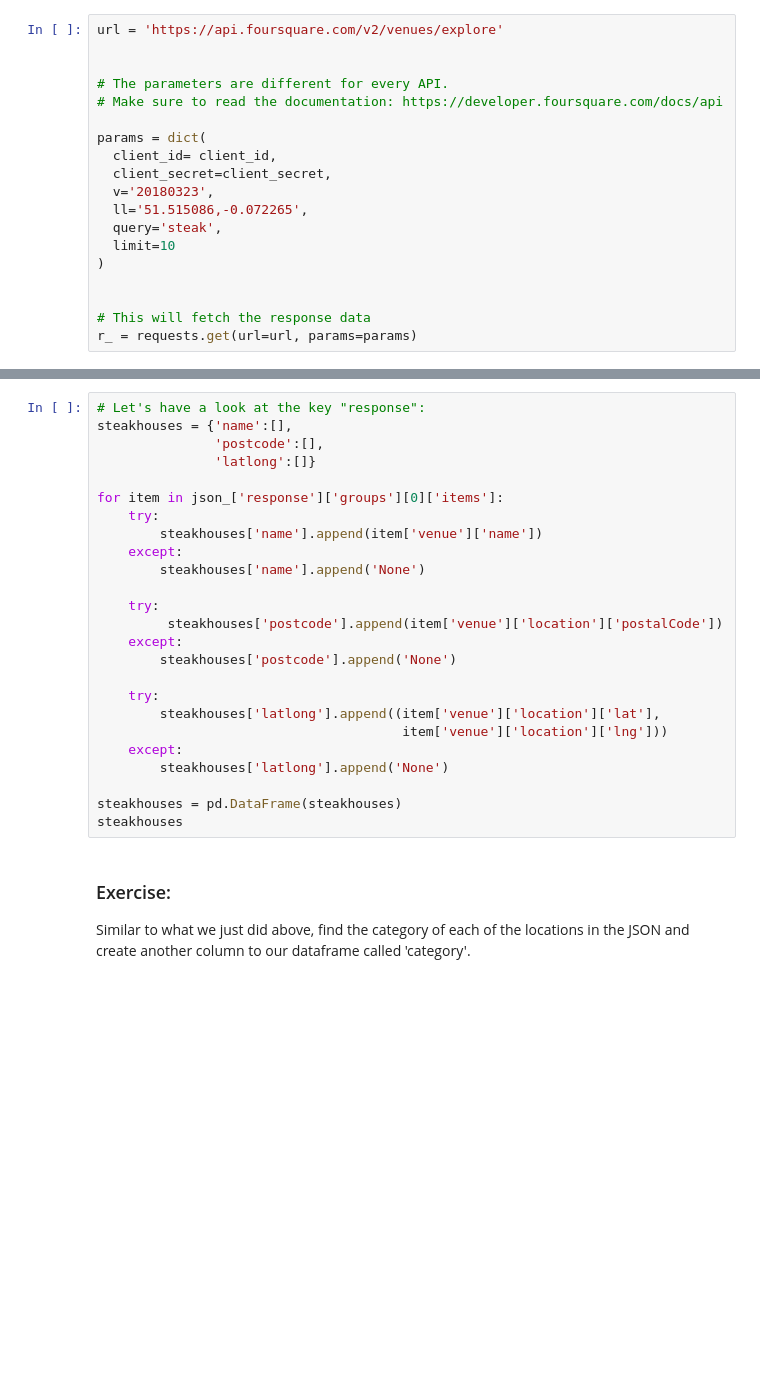
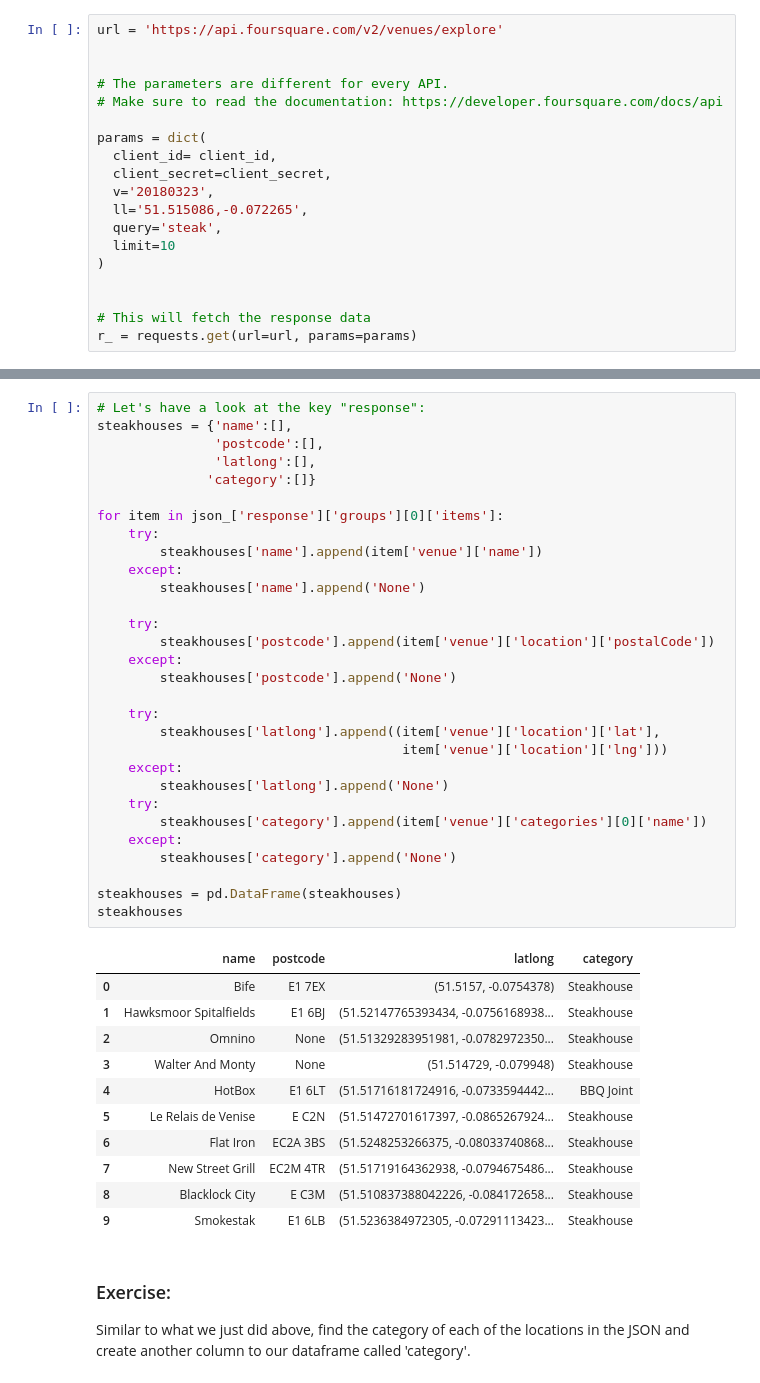
Before and after one commit to a3o1m2/DSI11-lessons, a Jupyter notebook: week05/day2_web_scraping_and_apis/web-api/intro-to-apis-starter-code.ipynb, the cells around one changed output, grey strips where cells are left out. Cells and saved outputs as stored; diff of their text form; blank space fills up the shorter version.

```diff
--- a/week05/day2_web_scraping_and_apis/web-api/intro-to-apis-starter-code.ipynb
+++ b/week05/day2_web_scraping_and_apis/web-api/intro-to-apis-starter-code.ipynb
@@ -443,28 +507,45 @@ json_['response'].keys()
 # %%
 # Let's have a look at the key "response":
 steakhouses = {'name':[],
                'postcode':[],
-               'latlong':[]}
+               'latlong':[],
+              'category':[]}
 
 for item in json_['response']['groups'][0]['items']:
     try:
         steakhouses['name'].append(item['venue']['name'])
     except:
         steakhouses['name'].append('None')
 
     try:
-         steakhouses['postcode'].append(item['venue']['location']['postalCode'])
+        steakhouses['postcode'].append(item['venue']['location']['postalCode'])
     except:
         steakhouses['postcode'].append('None')
 
     try:
         steakhouses['latlong'].append((item['venue']['location']['lat'],
                                        item['venue']['location']['lng']))
     except:
         steakhouses['latlong'].append('None')
+    try:
+        steakhouses['category'].append(item['venue']['categories'][0]['name'])
+    except:
+        steakhouses['category'].append('None')
 
 steakhouses = pd.DataFrame(steakhouses)
 steakhouses
+# %% [output]
+|  | name | postcode | latlong | category |
+| 0 | Bife | E1 7EX | (51.5157, -0.0754378) | Steakhouse |
+| 1 | Hawksmoor Spitalfields | E1 6BJ | (51.52147765393434, -0.0756168938... | Steakhouse |
+| 2 | Omnino | None | (51.51329283951981, -0.0782972350... | Steakhouse |
+| 3 | Walter And Monty | None | (51.514729, -0.079948) | Steakhouse |
+| 4 | HotBox | E1 6LT | (51.51716181724916, -0.0733594442... | BBQ Joint |
+| 5 | Le Relais de Venise | E C2N | (51.51472701617397, -0.0865267924... | Steakhouse |
+| 6 | Flat Iron | EC2A 3BS | (51.5248253266375, -0.08033740868... | Steakhouse |
+| 7 | New Street Grill | EC2M 4TR | (51.51719164362938, -0.0794675486... | Steakhouse |
+| 8 | Blacklock City | E C3M | (51.510837388042226, -0.084172658... | Steakhouse |
+| 9 | Smokestak | E1 6LB | (51.5236384972305, -0.07291113423... | Steakhouse |
 # %% [markdown]
 ### Exercise:
 
```
Also changed, not shown: parts of 11 cells of this notebook, 5 other files.
